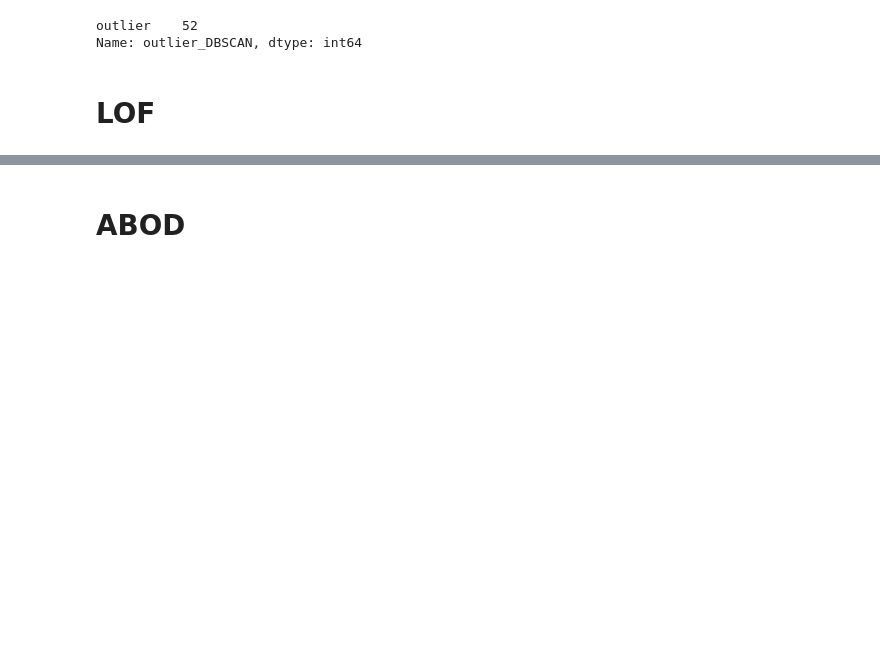
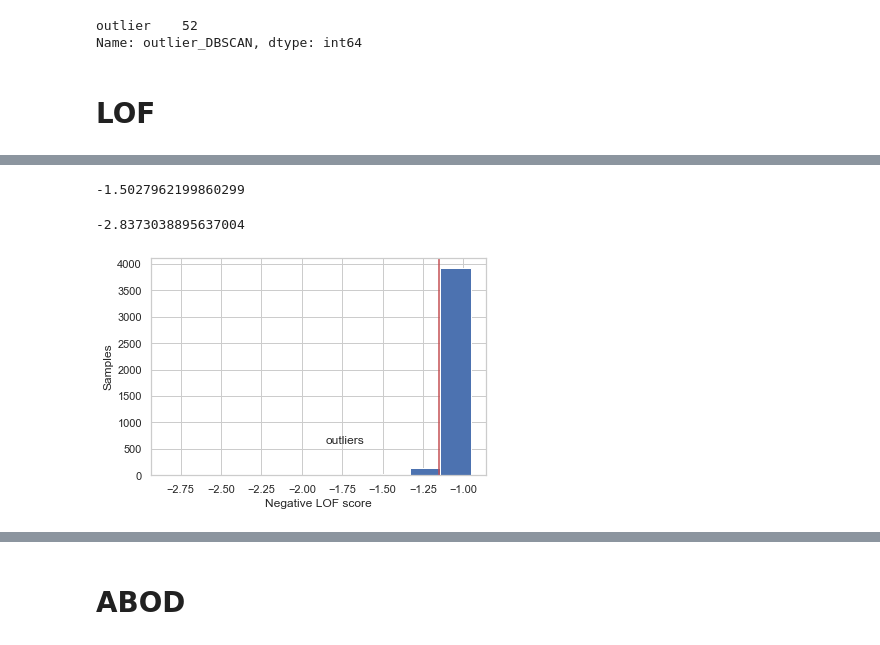
Before and after one commit to gaetanoantonicchio/DataMining-2, a Jupyter notebook: src/Module 1/Anomaly Detection/anomaly_detection.ipynb, the cells around one changed output, grey strips where cells are left out. Saved outputs shown, nothing was run; the diff lists cells and outputs as text; code cells hidden in the pictures; blank space fills up the shorter version.

```diff
--- a/src/Module 1/Anomaly Detection/anomaly_detection.ipynb
+++ b/src/Module 1/Anomaly Detection/anomaly_detection.ipynb
@@ -253,0 +256,3 @@ Name: outlier_DBSCAN, dtype: int64
+# %%
+clf = LocalOutlierFactor(n_neighbors=20)
+outliers = clf.fit_predict(df_pca) #use scaled_df for fully dimensional dataset
@@ -253,0 +298,20 @@ Name: outlier_DBSCAN, dtype: int64
+# %%
+# maximum outlier score
+np.max(clf.negative_outlier_factor_[np.where(outliers==-1)])
+# %% [output]
+-1.5027962199860299
+# %%
+# minimum outlier score
+np.min(clf.negative_outlier_factor_[np.where(outliers==-1)])
+# %% [output]
+-2.8373038895637004
+# %%
+plt.figure(figsize=(6,4))
+plt.hist(clf.negative_outlier_factor_, bins=10)
+plt.axvline(-1.15, c='r')
+plt.text(-1.85, 600, 'outliers')
+plt.ylabel('Samples')
+plt.xlabel('Negative LOF score')
+plt.show()
+# %% [output]
+[figure, added]
```
Also changed, not shown: parts of 44 cells of this notebook, 2 other files.
